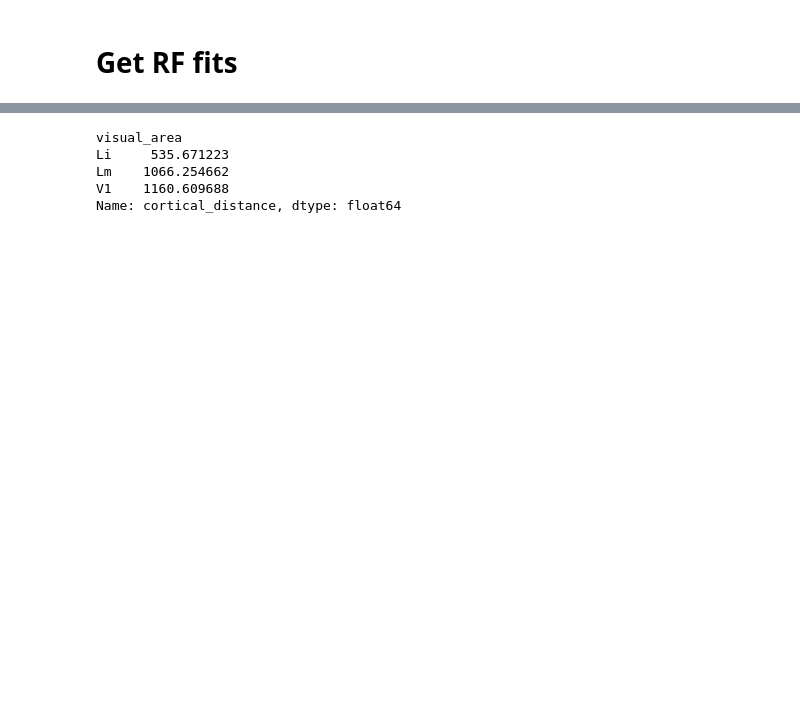
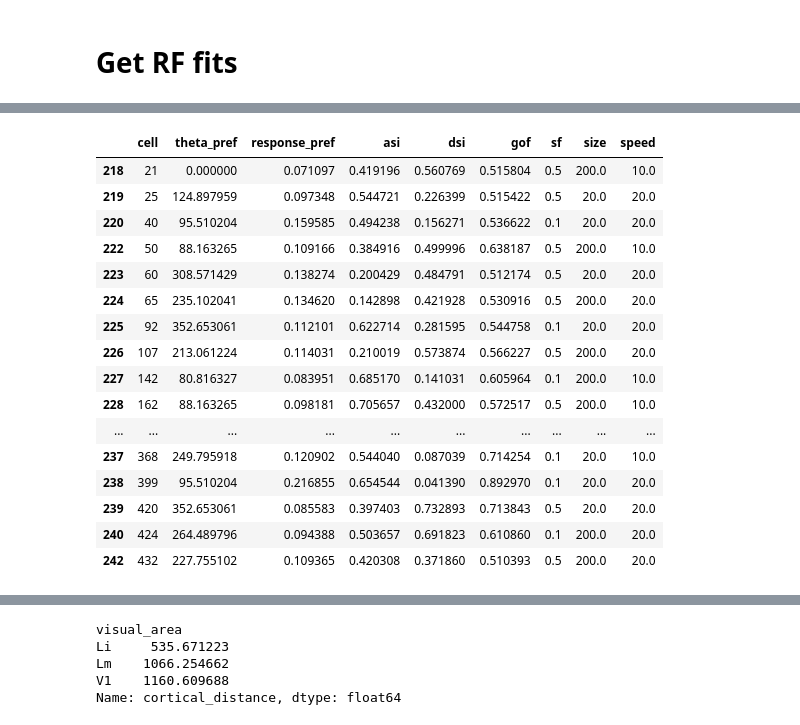
Before and after one commit to julianarhee/rat-2p-area-characterizations, a Jupyter notebook: analyze2p/gratings/gratings-correlations.ipynb, the cells around one changed output, grey strips where cells are left out. Cells and saved outputs as stored; diff of their text form; code cells hidden in the pictures; blank space fills up the shorter version.

```diff
--- a/analyze2p/gratings/gratings-correlations.ipynb
+++ b/analyze2p/gratings/gratings-correlations.ipynb
@@ -305,0 +317,3 @@ smallest_signed_angle(0, 150, TAU=180)
+# %%
+df['eccentricity'] = [np.sqrt((g[['x0', 'y0']]**2).sum()) \
+                      for i, g in df.iterrows()]
@@ -339,0 +475,5 @@ pl.subplots_adjust(bottom=0.3, right=0.7)
+# %%
+vg = angdists[angdists.visual_area=='V1']
+
+v1 = vg[vg['cortical_distance']<=50]['cortical_distance'].values
+v2 = vg[vg['cortical_distance']<=50][y_var].values
@@ -339,0 +742,18 @@ pl.subplots_adjust(bottom=0.3, right=0.7)
+# %%
+x_var='rf_distance'
+hue_label = 'rf_angle_diff_abs'
+currdf['binned_%s' % hue_label], bin_edges = pd.cut(currdf[hue_label], \
+                                                rf_ang_bins, retbins=True)
+%matplotlib notebook
+fig, axn = pl.subplots(1,3, figsize=(7,3))
+for va, vg in currdf.groupby('visual_area'):
+    ax=axn[visual_areas.index(va)]
+    ax = sns.histplot(x=x_var, data=vg, hue='binned_%s' % hue_label,
+             ax=ax, bins=rf_dist_bins, kde=False, fill=False, element='poly',
+             palette='viridis', cumulative=True, lw=2)
+    ax.set_title(va)
+    if va!='Li':
+        ax.legend_.remove()
+    else:
+        pplot.sns_histplot_legend(ax, title=hue_label)
+pl.subplots_adjust(left=0.1, right=0.8, wspace=0.5, bottom=0.2)
@@ -339,0 +763,8 @@ pl.subplots_adjust(bottom=0.3, right=0.7)
+# %%
+d_list=[]
+big_theta_diffs = currdf[currdf['pref_ori_diff_abs']>70].copy()
+for (va, dk), vg in big_theta_diffs.groupby(['visual_area', 'datakey']):
+    rois_ = np.union1d(vg['cell_1'].unique(), vg['cell_2'].unique())
+    d_ = df[(df.visual_area==va) & (df.datakey==dk) & (df['cell'].isin(rois_))].copy()
+    d_list.append(d_)
+df_ = pd.concat(d_list)
@@ -339,0 +800,28 @@ pl.subplots_adjust(bottom=0.3, right=0.7)
+# %%
+va='V1'
+# dk='20191006_JC110_fov1'
+# rois_=[102, 103]
+dk = '20190617_JC097_fov1'
+df_[(df_.visual_area==va) & (df_.datakey==dk)]\
+[['cell', 'theta_pref', 'response_pref', 'asi', 'dsi', 'gof', 'sf', 'size', 'speed']]
+# rois_ = [69, 73]
+# df_[(df_.visual_area==va) & (df_.datakey==dk) & (df_.cell.isin(rois_))]\
+# [['cell', 'theta_pref', 'response_pref', 'asi', 'dsi']]
+# %% [output]
+|  | cell | theta_pref | response_pref | asi | dsi | gof | sf | size | speed |
+| 218 | 21 | 0.000000 | 0.071097 | 0.419196 | 0.560769 | 0.515804 | 0.5 | 200.0 | 10.0 |
+| 219 | 25 | 124.897959 | 0.097348 | 0.544721 | 0.226399 | 0.515422 | 0.5 | 20.0 | 20.0 |
+| 220 | 40 | 95.510204 | 0.159585 | 0.494238 | 0.156271 | 0.536622 | 0.1 | 20.0 | 20.0 |
+| 222 | 50 | 88.163265 | 0.109166 | 0.384916 | 0.499996 | 0.638187 | 0.5 | 200.0 | 10.0 |
+| 223 | 60 | 308.571429 | 0.138274 | 0.200429 | 0.484791 | 0.512174 | 0.5 | 20.0 | 20.0 |
+| 224 | 65 | 235.102041 | 0.134620 | 0.142898 | 0.421928 | 0.530916 | 0.5 | 200.0 | 20.0 |
+| 225 | 92 | 352.653061 | 0.112101 | 0.622714 | 0.281595 | 0.544758 | 0.1 | 20.0 | 20.0 |
+| 226 | 107 | 213.061224 | 0.114031 | 0.210019 | 0.573874 | 0.566227 | 0.5 | 200.0 | 20.0 |
+| 227 | 142 | 80.816327 | 0.083951 | 0.685170 | 0.141031 | 0.605964 | 0.1 | 200.0 | 10.0 |
+| 228 | 162 | 88.163265 | 0.098181 | 0.705657 | 0.432000 | 0.572517 | 0.5 | 200.0 | 10.0 |
+| ... | ... | ... | ... | ... | ... | ... | ... | ... | ... |
+| 237 | 368 | 249.795918 | 0.120902 | 0.544040 | 0.087039 | 0.714254 | 0.1 | 20.0 | 10.0 |
+| 238 | 399 | 95.510204 | 0.216855 | 0.654544 | 0.041390 | 0.892970 | 0.1 | 20.0 | 20.0 |
+| 239 | 420 | 352.653061 | 0.085583 | 0.397403 | 0.732893 | 0.713843 | 0.5 | 20.0 | 20.0 |
+| 240 | 424 | 264.489796 | 0.094388 | 0.503657 | 0.691823 | 0.610860 | 0.1 | 200.0 | 20.0 |
+| 242 | 432 | 227.755102 | 0.109365 | 0.420308 | 0.371860 | 0.510393 | 0.5 | 200.0 | 20.0 |
```
Also changed, not shown: parts of 64 cells of this notebook, 8 other files.
